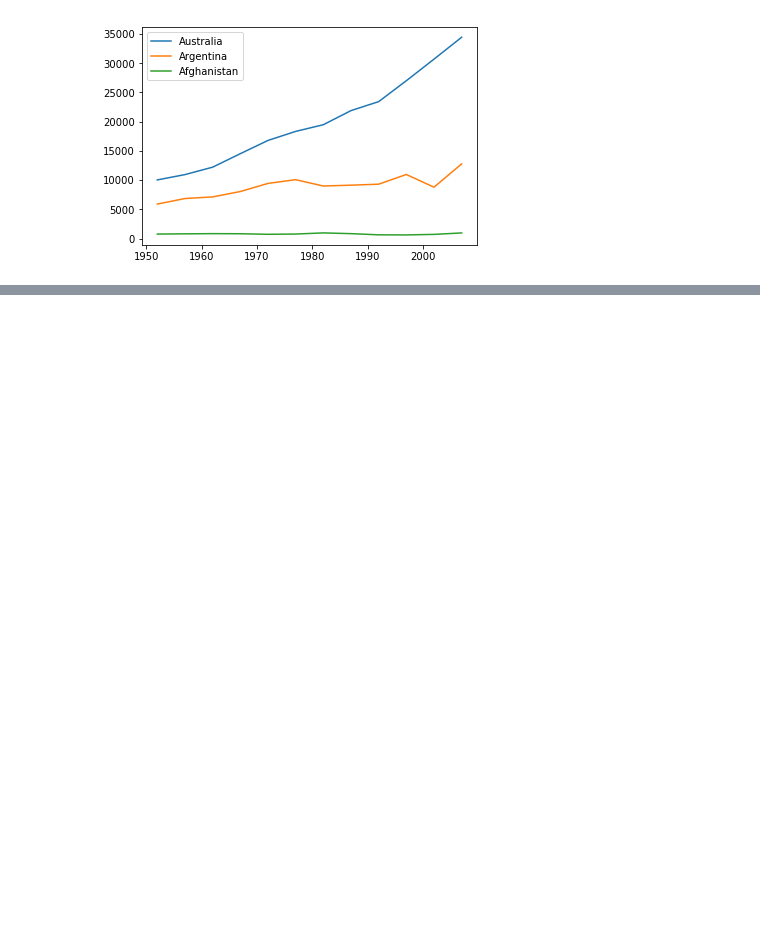
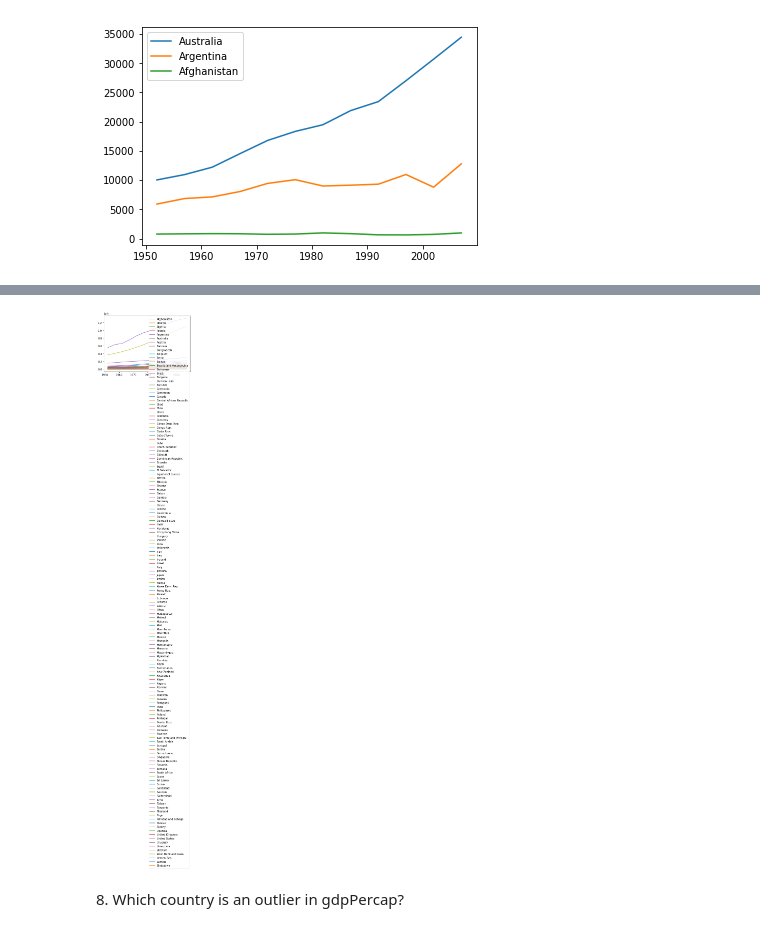
Before and after one commit to VenturaFranklin/20170225_Solutions, a Jupyter notebook: Capstone Solution.ipynb, the cells around one changed output, grey strips where cells are left out. Drawn from its saved outputs; the diff is of its cells as text; code cells hidden in the pictures; blank space fills up the shorter version.

```diff
--- a/Capstone Solution.ipynb
+++ b/Capstone Solution.ipynb
@@ -45,0 +48,3 @@ plot_countries_year_vs_type(["Australia", "Argentina", "Afghanistan"], "gdpPerca
+# %%
+data = pd.read_csv("data/gapminder.csv")
+data.info()
@@ -45,0 +63,14 @@ plot_countries_year_vs_type(["Australia", "Argentina", "Afghanistan"], "gdpPerca
+# %%
+def plot_all_countries(plot_type):
+    data = pd.read_csv("data/gapminder.csv")
+    countries = data.country.unique()
+    years = data.year.unique()
+    for country in countries:
+        df_country = data[data['country'] == country]
+        plt.plot(years, df_country[plot_type], label=country)
+    plt.legend()
+plot_all_countries("pop")
+# %% [output]
+[figure, added]
+# %% [markdown]
+8\. Which country is an outlier in gdpPercap?
```
Also changed, not shown: parts of 18 cells of this notebook.
